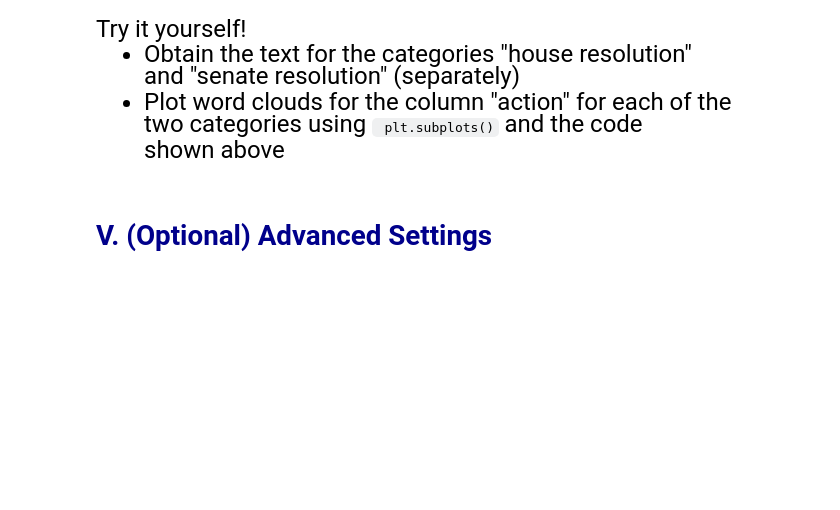
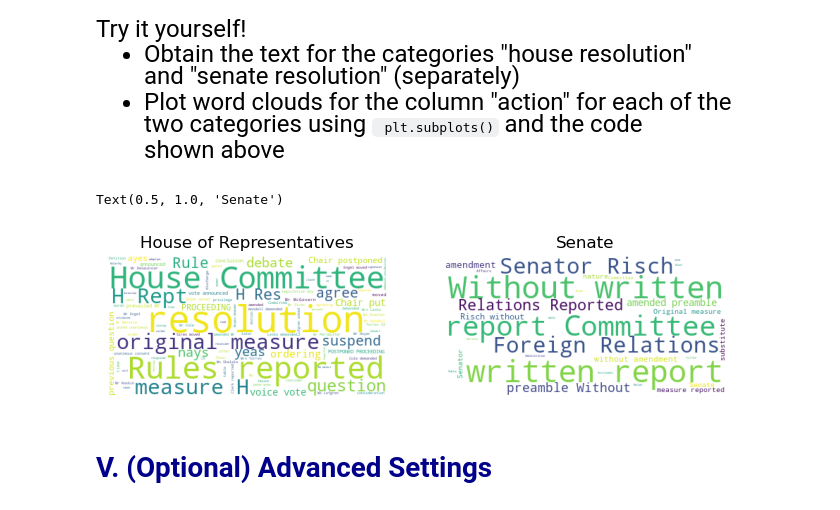
Before and after one commit to Yeahcola/datasci530fall2026, a Jupyter notebook: Lecture 09/lecture_9b - Word Clouds.ipynb, the cells around one changed output. Saved outputs shown, nothing was run; the diff lists cells and outputs as text; code cells hidden in the pictures; blank space fills up the shorter version.

```diff
--- a/Lecture 09/lecture_9b - Word Clouds.ipynb
+++ b/Lecture 09/lecture_9b - Word Clouds.ipynb
@@ -181,3 +187,29 @@ shown above
+# %%
+# Write your own code
+
+# Create sets of words by category
+subset_resolutions_house  = bills_actions.query('category == "house resolution"')
+subset_resolutions_senate = bills_actions.query('category == "senate resolution"')
+
+# Create strings with all the words mentioned for those observations
+text_house  = "".join(subset_resolutions_house["action"])
+text_senate = "".join(subset_resolutions_senate["action"])
+
+# Use subplots to create figures with multiple plots
+fig, list_subfig = plt.subplots(1,2,figsize = [8,3])
+
+word_cloud_house = WordCloud(background_color = "white").generate(text_house)
+list_subfig[0].imshow(word_cloud_house)
+list_subfig[0].axis("off")
+list_subfig[0].set_title("House of Representatives")
+
+word_cloud_senate = WordCloud(background_color = "white").generate(text_senate)
+list_subfig[1].imshow(word_cloud_senate)
+list_subfig[1].axis("off")
+list_subfig[1].set_title("Senate")
+# %% [output]
+Text(0.5, 1.0, 'Senate')
+[figure, added]
 # %% [markdown]
 # <span style="color:darkblue"> V. (Optional) Advanced Settings </span>
 # %%
```
Also changed, not shown: parts of 9 cells of this notebook, 2 other files.
